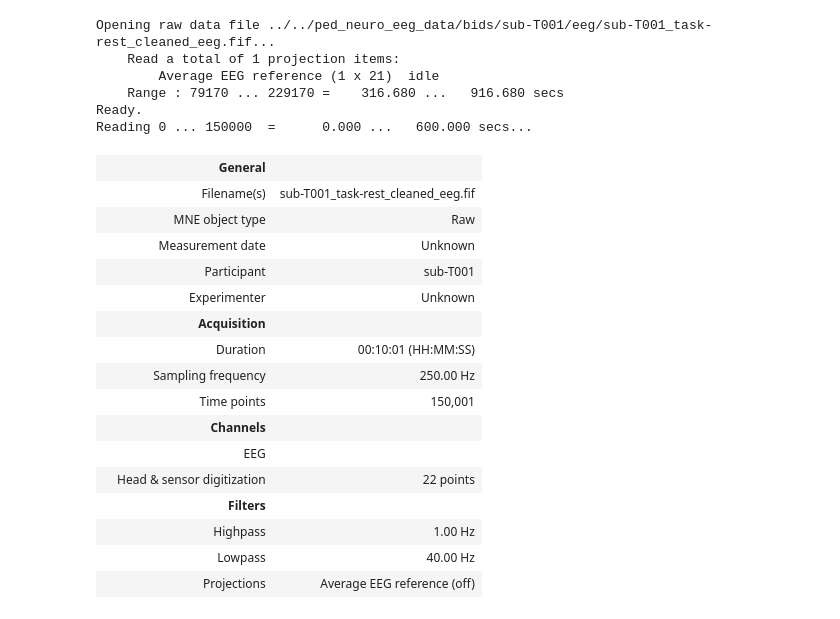
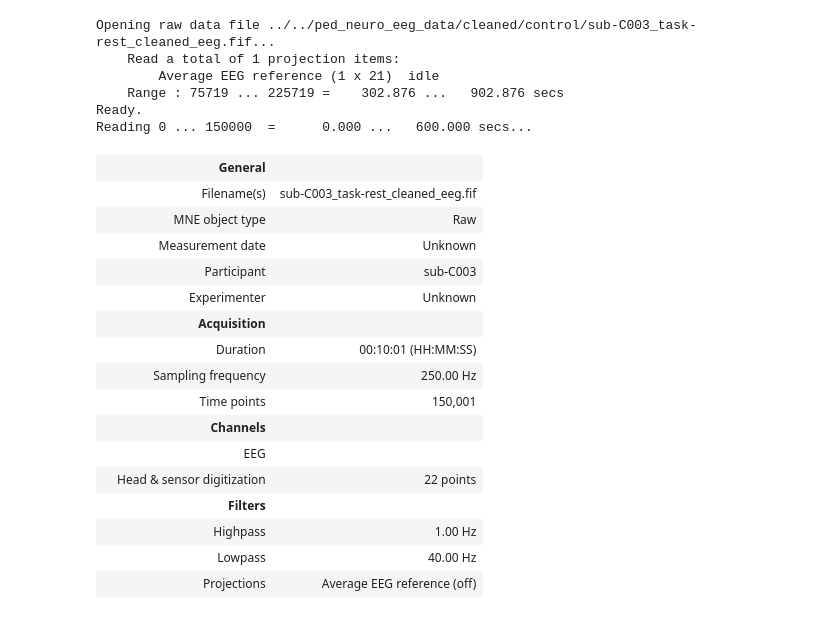
Before and after one commit to demsarjure/ped_neuro_eeg, a Jupyter notebook: scripts/data_comparison.ipynb, the cells around one changed output. Drawn from its saved outputs; the diff is of its cells as text; code cells hidden in the pictures.

```diff
--- a/scripts/data_comparison.ipynb
+++ b/scripts/data_comparison.ipynb
@@ -37,21 +40,23 @@ Reading 0 ... 308339  =      0.000 ...  1233.356 secs...
 |  | Lowpass | 125.00 Hz |
 # %%
 # load cleaned EEG data
-cleaned_eeg_file = f"../../ped_neuro_eeg_data/bids/sub-{SUBJECT}/eeg/sub-{SUBJECT}_task-rest_cleaned_eeg.fif"
+cleaned_eeg_file = (
+    f"../../ped_neuro_eeg_data/cleaned/{group}/sub-{SUBJECT}_task-rest_cleaned_eeg.fif"
+)
 cleaned = mne.io.read_raw_fif(cleaned_eeg_file, preload=True)
 cleaned.set_montage(montage, match_case=False, on_missing="ignore")
 # %% [output]
-Opening raw data file ../../ped_neuro_eeg_data/bids/sub-T001/eeg/sub-T001_task-rest_cleaned_eeg.fif...
+Opening raw data file ../../ped_neuro_eeg_data/cleaned/control/sub-C003_task-rest_cleaned_eeg.fif...
     Read a total of 1 projection items:
         Average EEG reference (1 x 21)  idle
-    Range : 79170 ... 229170 =    316.680 ...   916.680 secs
+    Range : 75719 ... 225719 =    302.876 ...   902.876 secs
 Ready.
 Reading 0 ... 150000  =      0.000 ...   600.000 secs...
 |  | General |  |
-|  | Filename(s) | sub-T001_task-rest_cleaned_eeg.fif |
+|  | Filename(s) | sub-C003_task-rest_cleaned_eeg.fif |
 |  | MNE object type | Raw |
 |  | Measurement date | Unknown |
-|  | Participant | sub-T001 |
+|  | Participant | sub-C003 |
 |  | Experimenter | Unknown |
 |  | Acquisition |  |
 |  | Duration | 00:10:01 (HH:MM:SS) |
```
Also changed, not shown: parts of 4 cells of this notebook, 4 other files.
